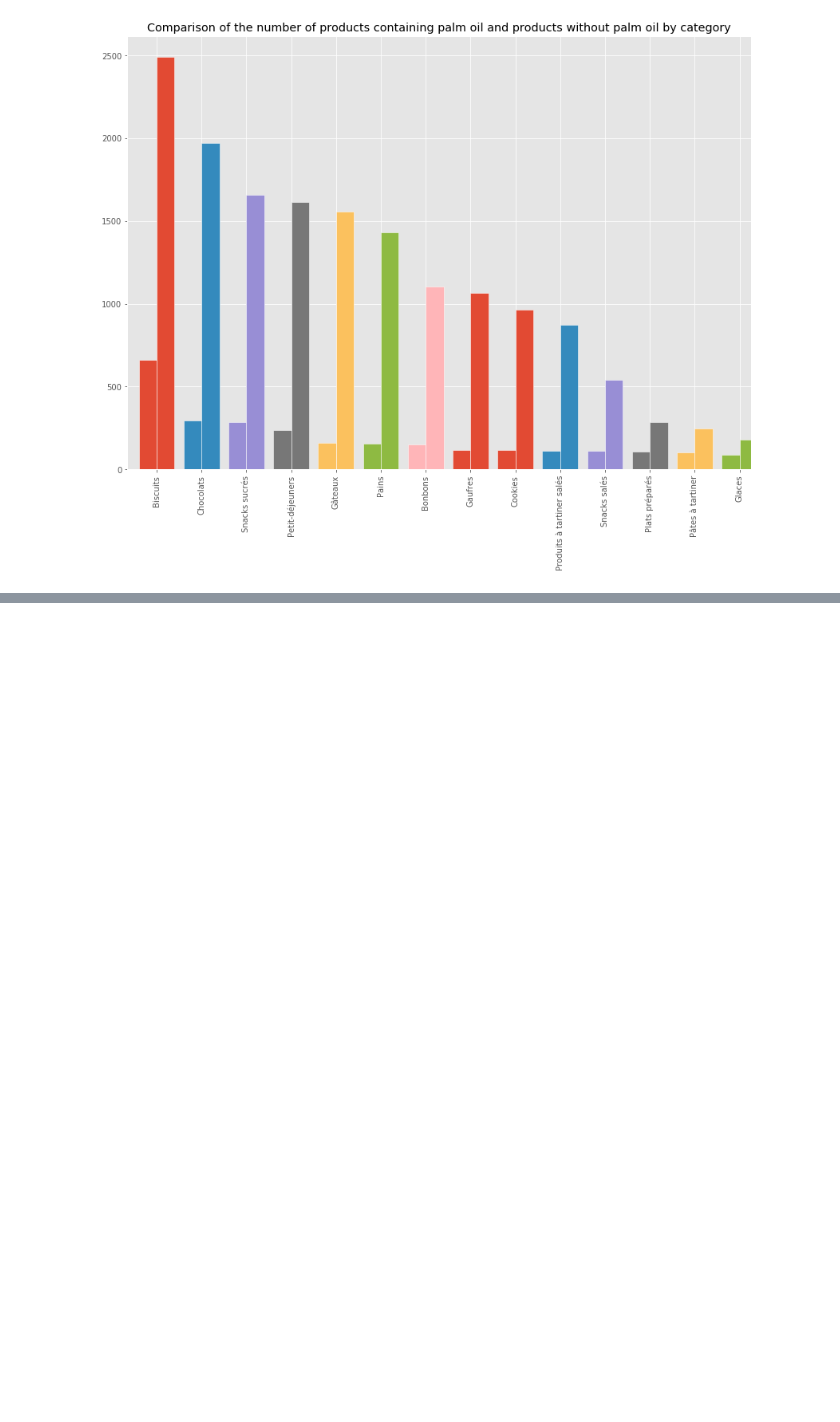
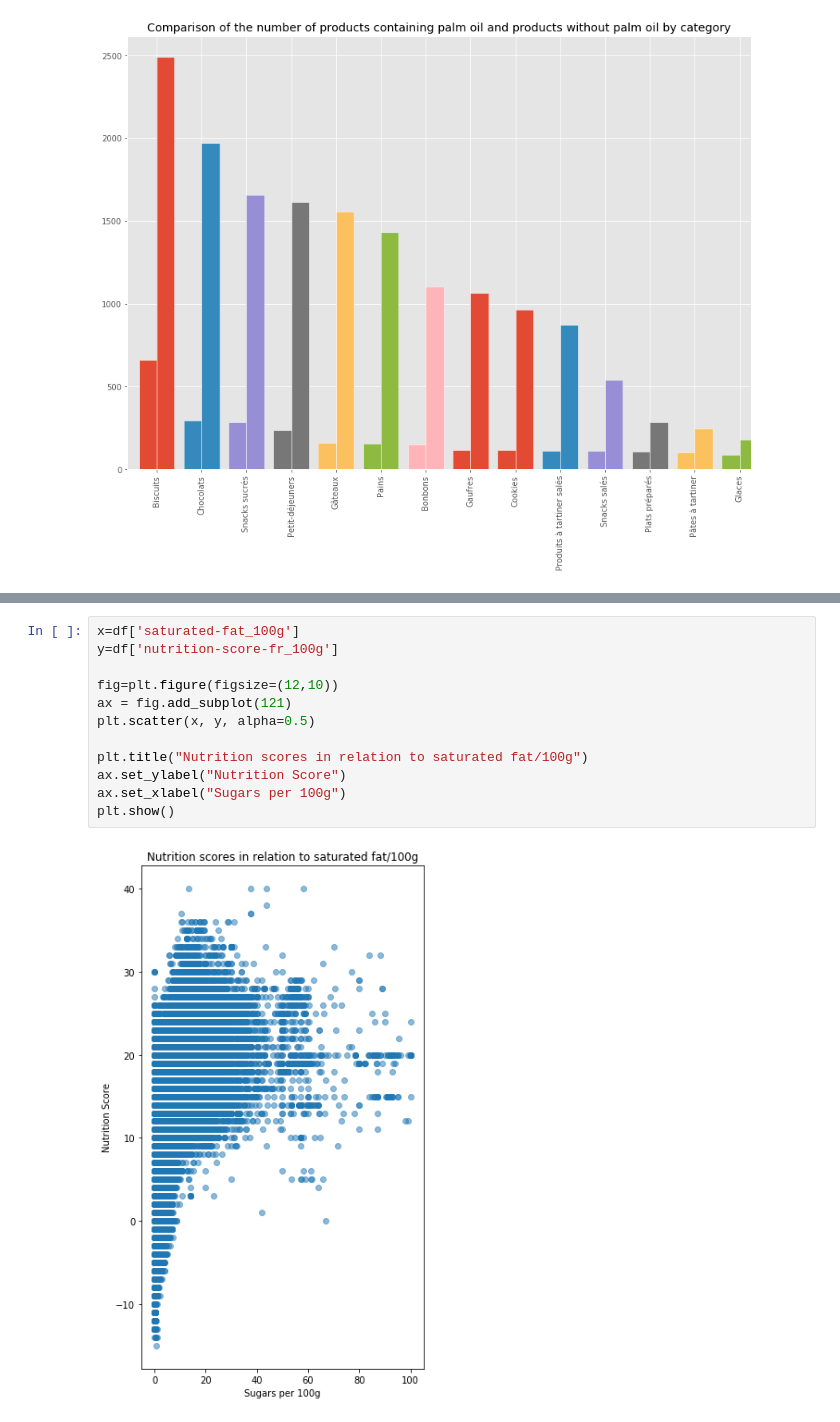
Before and after one commit to reda-bel/NutritionNotebook, a Jupyter notebook: Exploration_Foodfacts.ipynb, the cells around one changed output, grey strips where cells are left out. Cells and saved outputs as stored; diff of their text form; blank space fills up the shorter version.

```diff
--- a/Exploration_Foodfacts.ipynb
+++ b/Exploration_Foodfacts.ipynb
@@ -213,0 +227,14 @@ plt.show()
+# %%
+x=df['saturated-fat_100g']
+y=df['nutrition-score-fr_100g']
+
+fig=plt.figure(figsize=(12,10))
+ax = fig.add_subplot(121)
+plt.scatter(x, y, alpha=0.5)
+
+plt.title("Nutrition scores in relation to saturated fat/100g")
+ax.set_ylabel("Nutrition Score")
+ax.set_xlabel("Sugars per 100g")
+plt.show()
+# %% [output]
+[figure, added]
```
Also changed, not shown: parts of 3 cells of this notebook.
